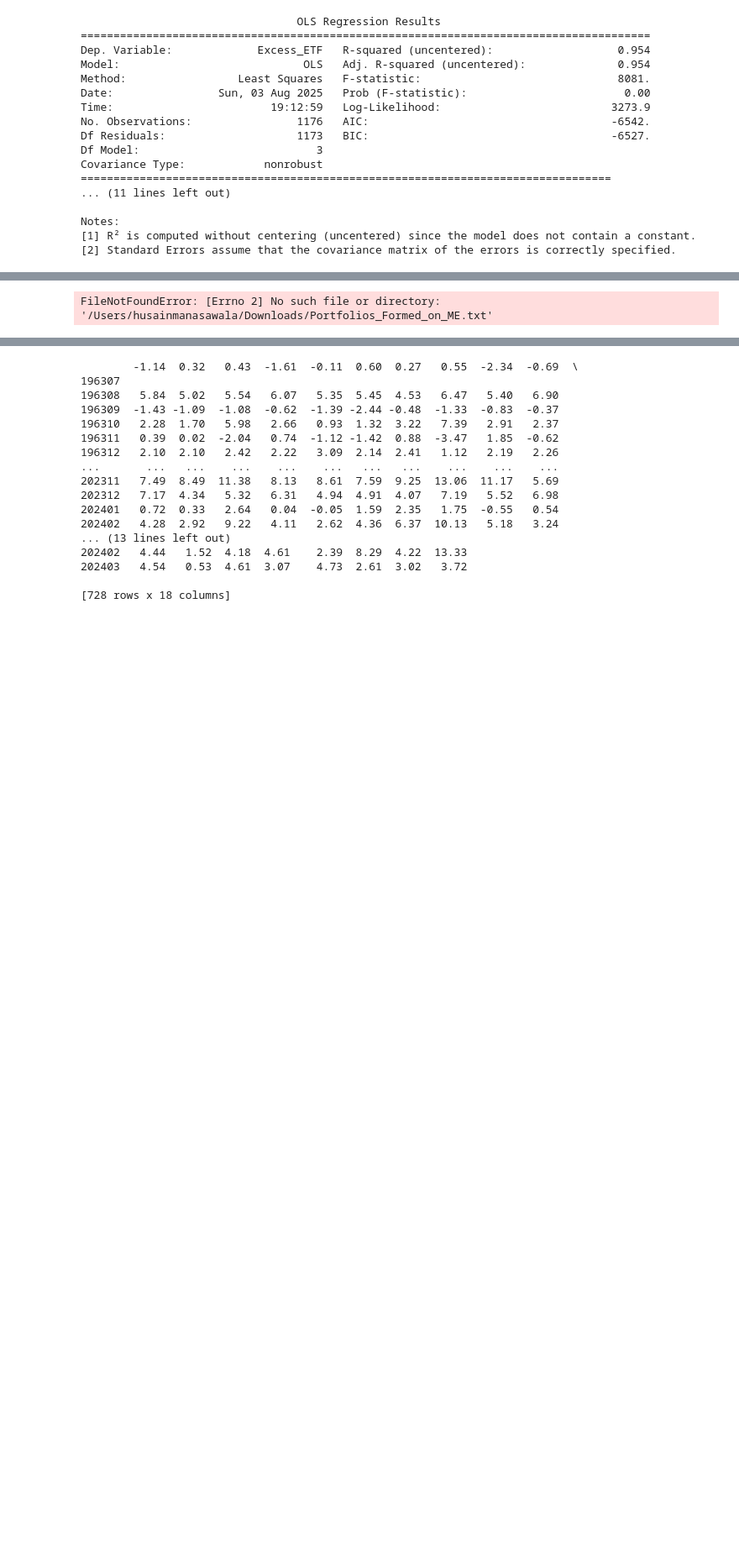
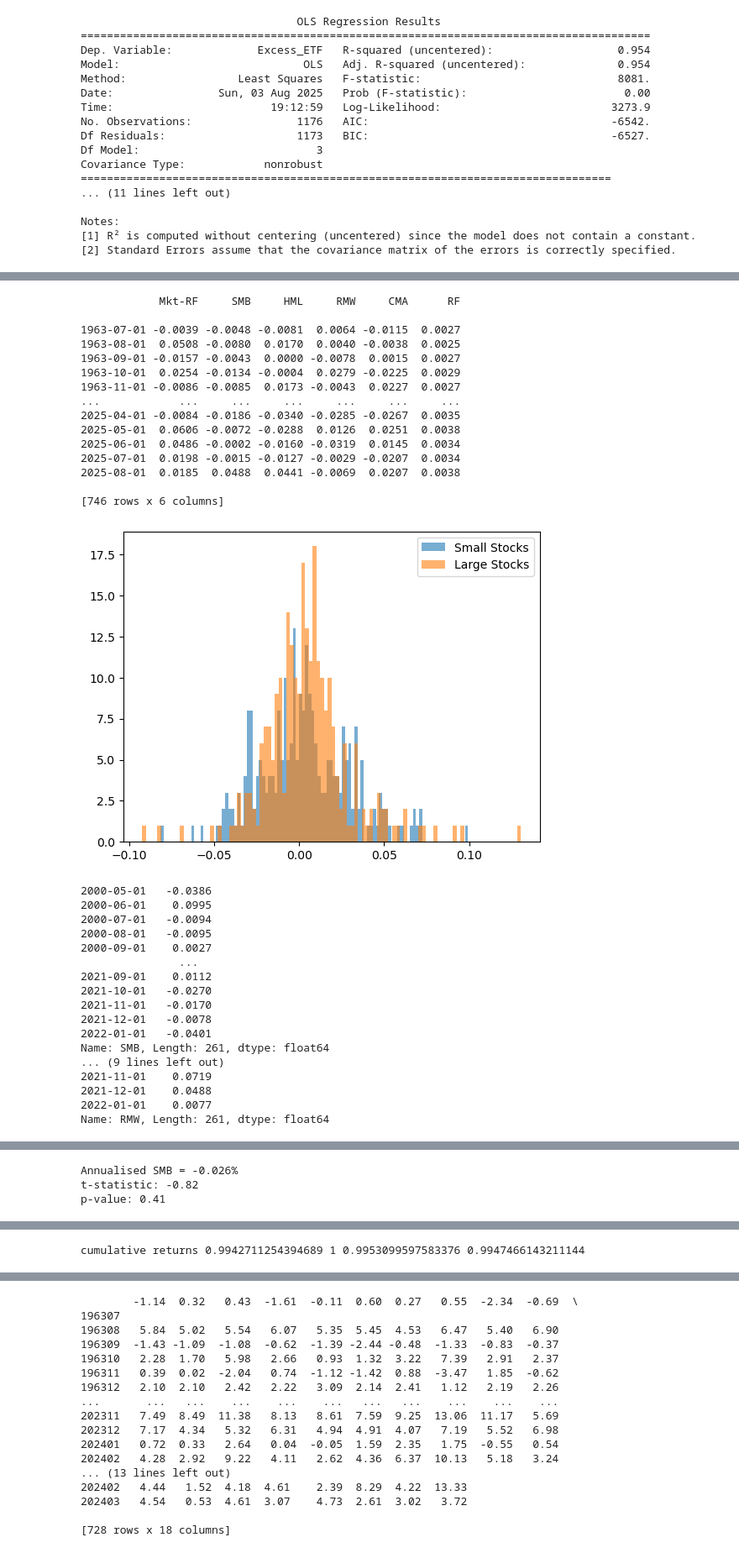
Before and after one commit to husainm97/quant-lab-alpha, a Jupyter notebook: notebooks/factor_premium_tests.ipynb, the cells around one changed output, grey strips where cells are left out. Shown at 84% size. Drawn from its saved outputs; the diff is of its cells as text; code cells hidden in the pictures; blank space fills up the shorter version.

```diff
--- a/notebooks/factor_premium_tests.ipynb
+++ b/notebooks/factor_premium_tests.ipynb
@@ -85,23 +238,7 @@ import pandas as pd
 import io
 from scipy.stats import t
 
-# File path
-file_path = '/Users/husainmanasawala/Downloads/Portfolios_Formed_on_ME.txt'
-
-# Read data from the text file, skipping the first 12 lines
-with open(file_path, 'r') as file:
-    for _ in range(14):
-        next(file)
-    data = []
-    for line in file:
-        line = line.strip()
-        if not line:
-            break
-        data.append(line)
-
-# Load data into pandas DataFrame
-df = pd.read_csv(io.StringIO('\n'.join(data)), sep='\s+', index_col=0)
-
+df=fetch_ff5_monthly()
 # Visualize the DataFrame
 print(df)
 
@@ -145,32 +282,64 @@ std_dev = np.std(monthly_returns)
 n = len(monthly_returns)
 
 # Calculate the t-statistic
 t_stat = mean_return / (std_dev / np.sqrt(n))
 
 # Calculate the degrees of freedom
 degrees_of_freedom = n - 1
 
 # Calculate the p-value
 p_value = t.sf(np.abs(t_stat), degrees_of_freedom) * 2  # two-tailed test
 
 print(f't-statistic: {round(t_stat,2)}')
 print(f'p-value: {round(p_value,2)}')
 
 m = np.arange(0,700,1)
 # Plot the cumulative returns
 plt.plot(cumulative_returns)
 plt.plot(m, 1*(1+SMB)**(m/12))
 plt.plot(m, 1*(1+0.0158)**(m/12), label='theory')
 plt.title('Portfolio Value Over Time')
 plt.xlabel('Months')
 #plt.scatter(len(cumulative_returns), cumulative_returns[-1])
 plt.scatter(len(cumulative_returns), cumulative_returns[-3])
 #plt.scatter(len(cumulative_returns), cumulative_returns[-3])
 plt.ylabel('Portfolio Value ($)')
 plt.grid(True)
 plt.legend()
 plt.show()
 
-print(cumulative_returns[-1], cumulative_returns[0], cumulative_returns[-3], cumulative_returns[-2])
+print("cumulative returns", cumulative_returns[-1], cumulative_returns[0], cumulative_returns[-3], cumulative_returns[-2])
 # %% [output]
-FileNotFoundError: [Errno 2] No such file or directory: '/Users/husainmanasawala/Downloads/Portfolios_Formed_on_ME.txt'
+            Mkt-RF     SMB     HML     RMW     CMA      RF
+
+1963-07-01 -0.0039 -0.0048 -0.0081  0.0064 -0.0115  0.0027
+1963-08-01  0.0508 -0.0080  0.0170  0.0040 -0.0038  0.0025
+1963-09-01 -0.0157 -0.0043  0.0000 -0.0078  0.0015  0.0027
+1963-10-01  0.0254 -0.0134 -0.0004  0.0279 -0.0225  0.0029
+1963-11-01 -0.0086 -0.0085  0.0173 -0.0043  0.0227  0.0027
+...            ...     ...     ...     ...     ...     ...
+2025-04-01 -0.0084 -0.0186 -0.0340 -0.0285 -0.0267  0.0035
+2025-05-01  0.0606 -0.0072 -0.0288  0.0126  0.0251  0.0038
+2025-06-01  0.0486 -0.0002 -0.0160 -0.0319  0.0145  0.0034
+2025-07-01  0.0198 -0.0015 -0.0127 -0.0029 -0.0207  0.0034
+2025-08-01  0.0185  0.0488  0.0441 -0.0069  0.0207  0.0038
+
+[746 rows x 6 columns]
+[figure, added]
+2000-05-01   -0.0386
+2000-06-01    0.0995
+2000-07-01   -0.0094
+2000-08-01   -0.0095
+2000-09-01    0.0027
+               ...
+2021-09-01    0.0112
+2021-10-01   -0.0270
+2021-11-01   -0.0170
+2021-12-01   -0.0078
+2022-01-01   -0.0401
+Name: SMB, Length: 261, dtype: float64
+... (9 lines left out)
+2021-11-01    0.0719
+2021-12-01    0.0488
+2022-01-01    0.0077
+Name: RMW, Length: 261, dtype: float64
@@ -176,0 +348,3 @@ FileNotFoundError: [Errno 2] No such file or directory: '/Users/husainmanasawala
+Annualised SMB = -0.026%
+t-statistic: -0.82
+p-value: 0.41
@@ -177 +352,2 @@ FileNotFoundError: [Errno 2] No such file or directory: '/Users/husainmanasawala
+cumulative returns 0.9942711254394689 1 0.9953099597583376 0.9947466143211144
 # %%
```
Also changed, not shown: parts of 4 cells of this notebook.
